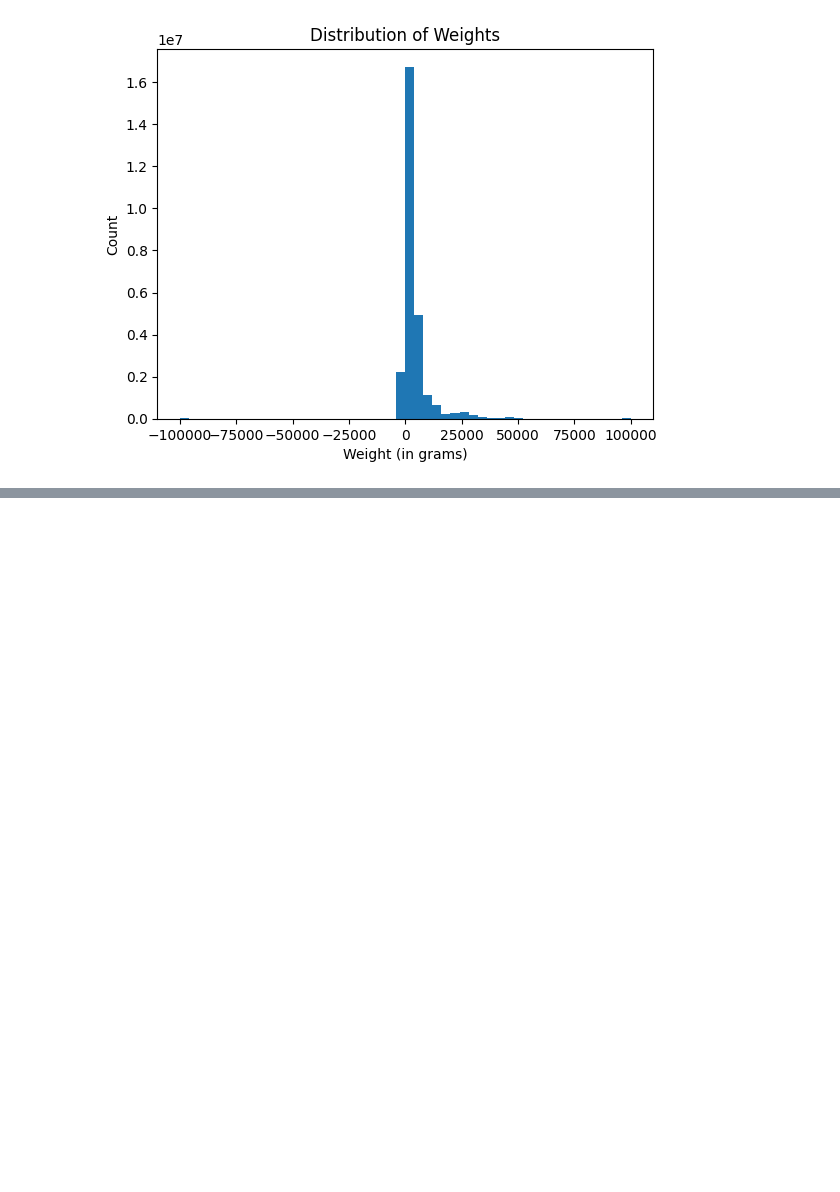
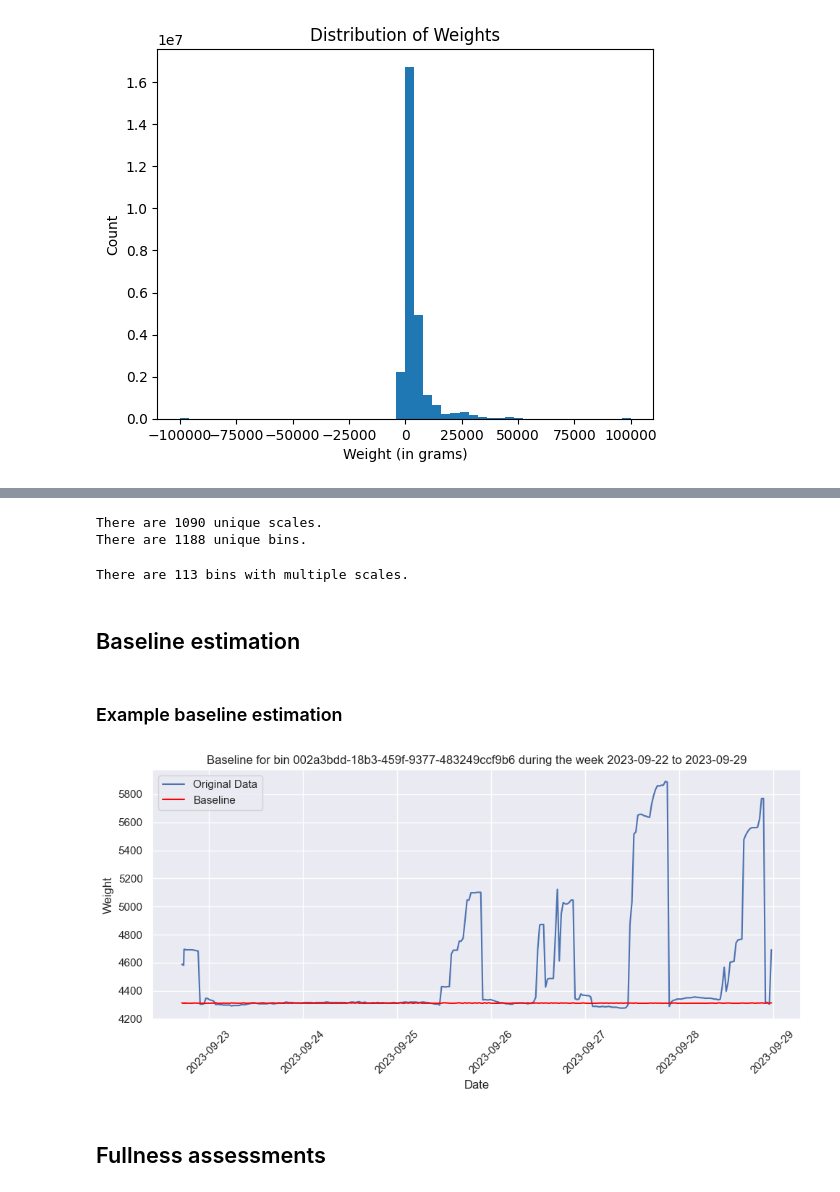
Before and after one commit to BU-Spark/ds-spare-it-scale-calib, a Jupyter notebook: fa23-team/eda.ipynb, the cells around one changed output, grey strips where cells are left out. Cells and saved outputs as stored; diff of their text form; code cells hidden in the pictures; blank space fills up the shorter version.

```diff
--- a/fa23-team/eda.ipynb
+++ b/fa23-team/eda.ipynb
@@ -3,8 +3,8 @@ import pandas as pd
 import matplotlib.pyplot as plt
 import seaborn as sns
 # %%
-fullness_assessments = pd.read_csv("data/10132023_fullness_assessments.csv")
-scale_records = pd.read_csv("data/Spare-it-V5-scale-records.csv")
+fullness_assessments = pd.read_csv("/Users/ishan/Downloads/fullness-assessments CCDS as of Oct 13 2023.csv")
+scale_records = pd.read_csv("/Users/ishan/Downloads/Spare-it V5 scale records Jan 1 to Oct 16 2023-001.csv")
 # %% [markdown]
 ## Data Explanation and feature descriptions
 We have two datasets:
@@ -257,0 +269,21 @@ plt.show()
+# %%
+unique_bins_count = scale_records_clean['iotid'].nunique()
+print(f"There are {unique_bins_count} unique scales.")
+
+unique_bins_count = scale_records_clean['bin'].nunique()
+print(f"There are {unique_bins_count} unique bins.")
+# %% [output]
+There are 1090 unique scales.
+There are 1188 unique bins.
+# %%
+# Multiple scales to one bin
+
+bin_iotid_counts = scale_records_clean.groupby('bin')['iotid'].nunique()
+bins_with_multiple_iotids = bin_iotid_counts[bin_iotid_counts > 1]
+num_bins_with_multiple_iotids = bins_with_multiple_iotids.count()
+
+print(f"There are {num_bins_with_multiple_iotids} bins with multiple scales.")
+# %% [output]
+There are 113 bins with multiple scales.
+# %% [markdown]
+## Baseline estimation
@@ -257,0 +295,55 @@ plt.show()
+# %% [markdown]
+### Example baseline estimation
+# %%
+import seaborn as sns
+import matplotlib.pyplot as plt
+import pandas as pd
+import peakutils
+
+
+# Filter the DataFrame for the specific bin
+specific_bin_id = '002a3bdd-18b3-459f-9377-483249ccf9b6'
+#specific_bin_id = scale_records_clean['bin'].iloc[100]
+specific_bin_data = scale_records_clean[scale_records_clean['bin'] == specific_bin_id].copy()
+
+specific_bin_data['createdat'] = pd.to_datetime(specific_bin_data['createdat'])
+# Define the start and end dates
+start_date = '2023-09-22'
+end_date = '2023-09-29'
+
+# Filter the data to include only the desired week and explicitly create a copy
+week_data = specific_bin_data[(specific_bin_data['createdat'] >= start_date) &
+                              (specific_bin_data['createdat'] < end_date)].copy()
+
+# Calculate the baseline for the specific bin's weight data
+y = week_data['weight'].values
+baseline_values = peakutils.baseline(y, deg=2)
+#, max_it=100, tol=0.01)
+
+# Add the baseline values to the DataFrame for plotting
+week_data.loc[:, 'baseline'] = baseline_values
+
+# Create a line plot with Seaborn
+sns.set_theme(style="darkgrid")  # Set the theme for Seaborn plots
+
+plt.figure(figsize=(10, 5))  # Set the figure size
+
+# Plot the original data
+sns.lineplot(x='createdat', y='weight', data=week_data, label='Original Data')
+
+# Plot the baseline
+sns.lineplot(x='createdat', y='baseline', data=week_data, label='Baseline', color='red')
+
+# Customize the plot
+plt.title(f'Baseline for bin {specific_bin_id} during the week {start_date} to {end_date}')
+plt.xlabel('Date')
+plt.ylabel('Weight')
+plt.xticks(rotation=45)
+
+plt.legend()
+plt.tight_layout()
+plt.show()
+# %% [output]
+[figure, added]
+# %% [markdown]
+## Fullness assessments
```
Also changed, not shown: parts of 28 cells of this notebook.
